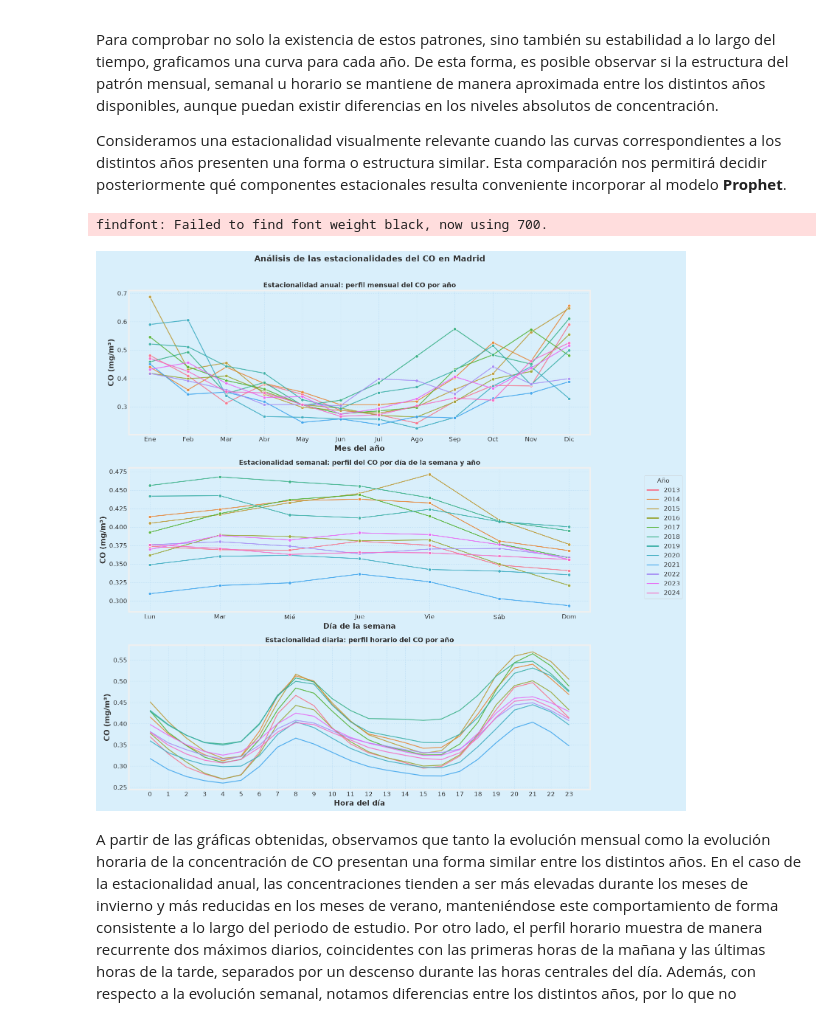
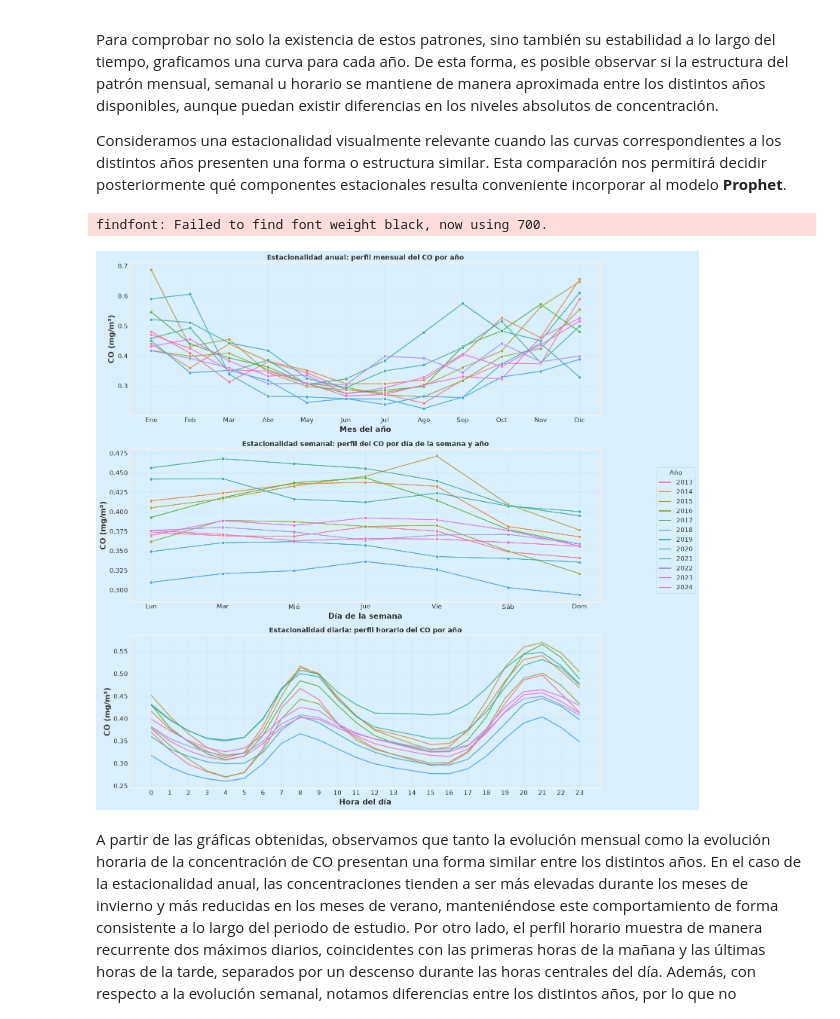
Before and after one commit to juanfran12345/TFM, a Jupyter notebook: scripts/Modelado/1. Madrid/1. CO/Prophet_CO_Madrid.ipynb, the cells around one changed output. Drawn from its saved outputs; the diff is of its cells as text; code cells hidden in the pictures.

```diff
--- a/scripts/Modelado/1. Madrid/1. CO/Prophet_CO_Madrid.ipynb
+++ b/scripts/Modelado/1. Madrid/1. CO/Prophet_CO_Madrid.ipynb
@@ -274,41 +274,34 @@ leyenda = [
     plt.Line2D(
         [0],
         [0],
         color=paleta_años[año],
         linewidth=2,
         label=str(año)
     )
     for año in años
 ]
 
 fig.legend(
     handles=leyenda,
     title='Año',
     bbox_to_anchor=(0.99, 0.5),
     loc='center left',
     frameon=True
 )
 
-fig.suptitle(
-    'Análisis de las estacionalidades del CO en Madrid',
-    fontsize=16,
-    fontweight='bold',
-    y=1.01
-)
-
 
 fig.savefig(
     FOLDER_FIGS / "estacionalidades_CO_Madrid.png",
     dpi=300,
     bbox_inches='tight',
     facecolor='white'
 )
 
 plt.tight_layout(rect=[0, 0, 0.91, 1])
 plt.show()
 # %% [output]
 findfont: Failed to find font weight black, now using 700.
-[figure, old version]
+[figure, new version]
 # %% [markdown]
 A partir de las gráficas obtenidas, observamos que tanto la evolución mensual como la evolución horaria de la concentración de CO presentan una forma similar entre los distintos años. En el caso de la estacionalidad anual, las concentraciones tienden a ser más elevadas durante los meses de invierno y más reducidas en los meses de verano, manteniéndose este comportamiento de forma consistente a lo largo del periodo de estudio. Por otro lado, el perfil horario muestra de manera recurrente dos máximos diarios, coincidentes con las primeras horas de la mañana y las últimas horas de la tarde, separados por un descenso durante las horas centrales del día. Además, con respecto a la evolución semanal, notamos diferencias entre los distintos años, por lo que no consideramos que haya estacionalidad semanal.
 
```
Also changed, not shown: 34 other files.
